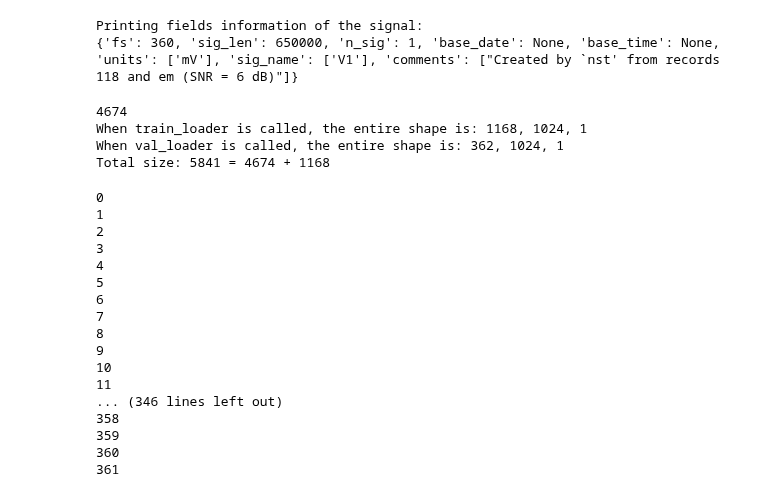
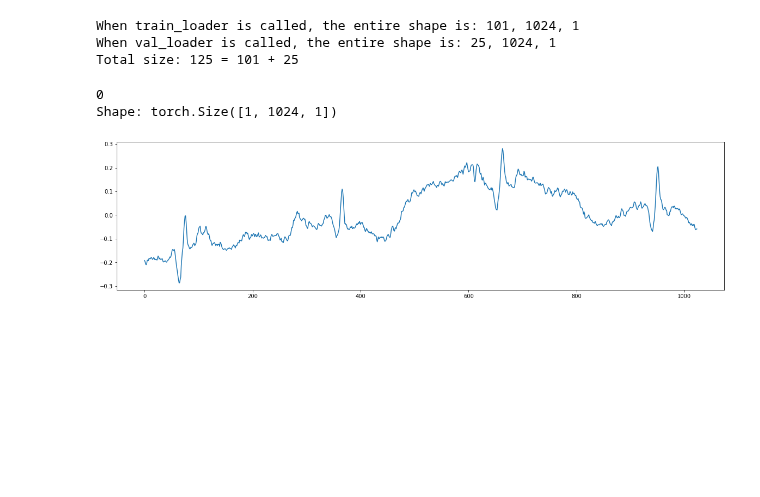
Before and after one commit to enzlaur/pytorch-ml-tuts, a Jupyter notebook: scratch06.ipynb, the cells around one changed output. Drawn from its saved outputs; the diff is of its cells as text; code cells hidden in the pictures; blank space fills up the shorter version.

Commit message:
Adding 118 data for single training

```diff
--- a/scratch06.ipynb
+++ b/scratch06.ipynb
@@ -35,32 +35,17 @@ Device: cuda 11 / 29 / 2020
 device(type='cuda')
-# %%
-ecg_whole = et.load_signal('118e06', '', v_fields=True, channel=1) # Creates an array of the entire thing
-# Send data to CUDA from CPU
-ecg_whole = torch.from_numpy(ecg_whole).double().to(device)
-
-# Create train and validation datasets
-train_size = int( (ecg_whole.shape[0])*.80 ) # Get 80%
-val_size = int( (ecg_whole.shape[0])*.20 ) # Get 20%
-train_dataset, val_dataset = random_split( ecg_whole, (train_size, val_size) ) # (dataset, (80%, 20% of data ))
-
-train_loader = DataLoader( train_dataset, shuffle=True, batch_size=360)
-val_loader = DataLoader( val_dataset, shuffle=True, batch_size=360)
-# ecg_loader = DataLoader( ecg_whole, batch_size=360, shuffle=True)
-# %% [output]
-Printing fields information of the signal:
-{'fs': 360, 'sig_len': 650000, 'n_sig': 1, 'base_date': None, 'base_time': None, 'units': ['mV'], 'sig_name': ['V1'], 'comments': ["Created by `nst' from records 118 and em (SNR = 6 dB)"]}
 # %%
 # =============== LOAD ECG DATA ===============
 # Load numpy version datasets
-ecg_clean = et.load_ecg_file('all_chunks_fs1024_e24.npy')
-ecg_noisy = et.load_ecg_file('all_chunks_fs1024_e06.npy')
+# ecg_clean = et.load_ecg_file('all_chunks_fs1024_e24.npy')
+# ecg_noisy = et.load_ecg_file('all_chunks_fs1024_e06.npy')
+ecg_noisy, ecg_clean = et.get_ecg_with_split('118e06', samp_freq=1024, norm_type='chunks')
 # Load datasets to CUDA
 ecg_noisy = torch.from_numpy(ecg_noisy).double().to(device)
 ecg_clean = torch.from_numpy(ecg_clean).double().to(device)
 
 # Create train and validation datasets
-train_size = int( (ecg_noisy.shape[0])*.80 ) # Get 80%
-val_size = int( (ecg_noisy.shape[0])*.20 ) # Get 20%
+train_size = int( (ecg_clean.shape[0])*.80 ) # Get 80%
+val_size = int( (ecg_clean.shape[0])*.20 ) # Get 20%
 
 # Use this for checking
 total_size = train_size + val_size
@@ -71,41 +56,28 @@ if total_size < ecg_noisy.shape[0]:
 train_dataset, val_dataset = random_split( ecg_noisy, (train_size, val_size) )
 
 # Create a data loader for both datasets
-train_loader = DataLoader( train_dataset, shuffle=True)
-train_loader = DataLoader( val_dataset, shuffle=True)
+train_loader = DataLoader( train_dataset, shuffle=True, batch_size=1)
+val_loader = DataLoader( val_dataset, shuffle=True, batch_size=1)
 # Preview the shape of the train_loader
 print( f"When train_loader is called, the entire shape is: {len(train_loader)}, 1024, 1" )
 print( f"When val_loader is called, the entire shape is: {len(val_loader)}, 1024, 1" )
 print( f"Total size: {total_size} = {train_size} + {val_size}" )
 # %% [output]
-4674
-When train_loader is called, the entire shape is: 1168, 1024, 1
-When val_loader is called, the entire shape is: 362, 1024, 1
-Total size: 5841 = 4674 + 1168
+When train_loader is called, the entire shape is: 101, 1024, 1
+When val_loader is called, the entire shape is: 25, 1024, 1
+Total size: 125 = 101 + 25
 # %%
-for i, data in enumerate( val_loader ):
+# If we look at how DataLoader works, we will get a random data everytime it is called thus,
+# running the lines below will result into a different ECG data
+for i, data in enumerate( train_loader ):
     print( i )
-    # if i == 0:
-    #     print(f'Shape: {data.shape}')
-    #     x = data.cpu().numpy()
-    #     plt.figure( figsize=(20,5) )
-    #     plt.plot( x[0][:] )
-    #     break
+    if i == 0:
+        print(f'Shape: {data.shape}')
+        x = data.cpu().numpy()
+        plt.figure( figsize=(20,5) )
+        plt.plot( x[0][:] )
+        break
 # %% [output]
 0
-1
-2
-3
-4
-5
-6
-7
-8
-9
-10
-11
-... (346 lines left out)
-358
-359
-360
-361
+Shape: torch.Size([1, 1024, 1])
+[figure, added]
```
Also changed, not shown: parts of 3 cells of this notebook, 12 other files.
